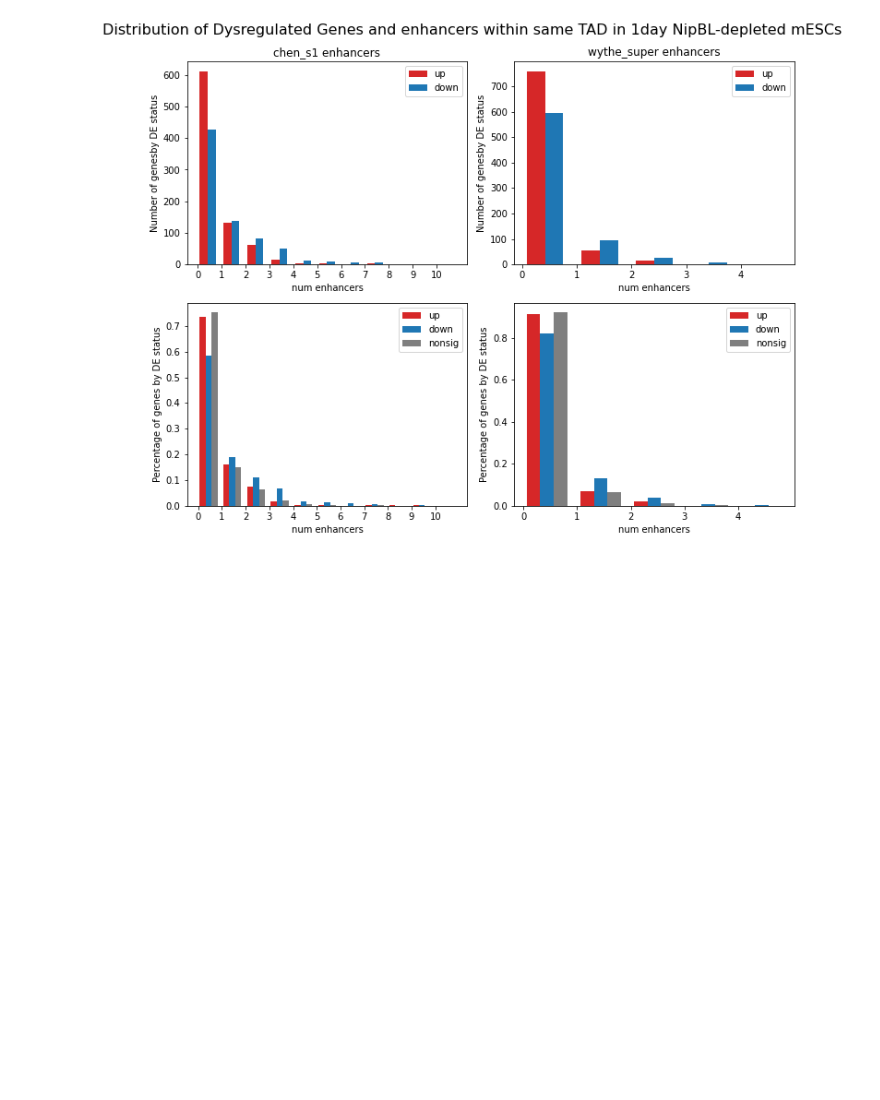
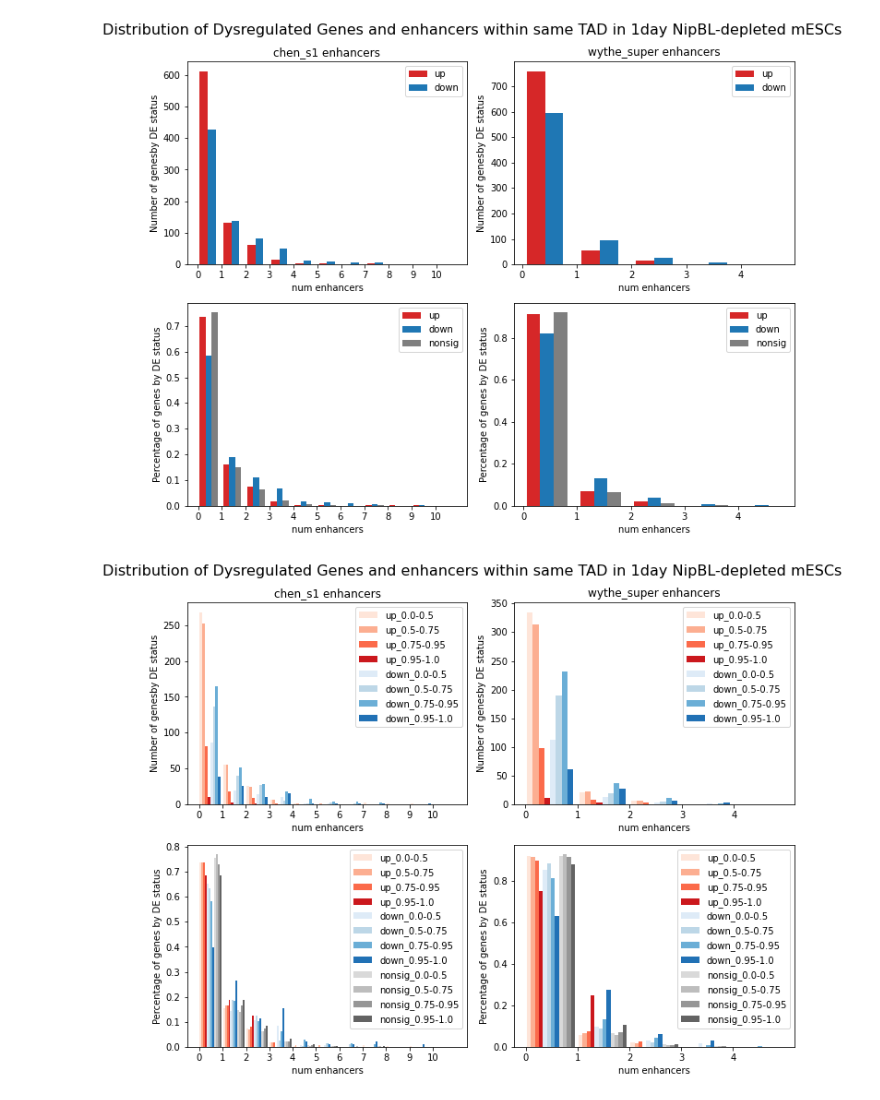
Before and after one commit to Bozhie/transcription_3Dfolding, a Jupyter notebook: transcription_3dfolding/transcription_data_analysis/20221207_tad_feature_barplots.ipynb, the cells around one changed output. Drawn from its saved outputs; the diff is of its cells as text; code cells hidden in the pictures; blank space fills up the shorter version.

```diff
--- a/transcription_3dfolding/transcription_data_analysis/20221207_tad_feature_barplots.ipynb
+++ b/transcription_3dfolding/transcription_data_analysis/20221207_tad_feature_barplots.ipynb
@@ -80,3 +86,63 @@ plt.show()
+# %%
+category_colormap_big = {'up_0.0-0.5' : '#fee5d9',
+                         'up_0.5-0.75' : '#fcae91',
+                         'up_0.75-0.95' : '#fb6a4a',
+                         'up_0.95-1.0' : '#cb181d',
+
+                         'down_0.0-0.5' : '#deebf7',
+                         'down_0.5-0.75' : '#bdd7e7',
+                         'down_0.75-0.95' : '#6baed6',
+                         'down_0.95-1.0' : '#2171b5',
+
+                         'nonsig_0.0-0.5' : '#d9d9d9',
+                         'nonsig_0.5-0.75' : '#bdbdbd',
+                         'nonsig_0.75-0.95' : '#969696',
+                         'nonsig_0.95-1.0' : '#636363'
+                        }
+
+de_category_colormap_big = {'up_0.0-0.5' : '#fee5d9',
+                         'up_0.5-0.75' : '#fcae91',
+                         'up_0.75-0.95' : '#fb6a4a',
+                         'up_0.95-1.0' : '#cb181d',
+
+                         'down_0.0-0.5' : '#deebf7',
+                         'down_0.5-0.75' : '#bdd7e7',
+                         'down_0.75-0.95' : '#6baed6',
+                         'down_0.95-1.0' : '#2171b5'
+                        }
+
+fig, axs = plt.subplots(2,2, figsize=(10, 8))
+fig.suptitle(('Distribution of Dysregulated Genes and '
+             'enhancers within same TAD in 1day NipBL-depleted mESCs'),
+             fontsize=16)
+
+for (enh_source, file), axi in zip(enhancers.items(), np.arange(axs.shape[0])):
+
+    # Annotate number of enhancers within the tad
+    df = tad_mid_df.copy()
+
+    enhancer_df = flt.get_enhancer_bioframe(file)
+    df['num_enhancers'] = bf.count_overlaps(df, enhancer_df)['count']
+
+    pfn.distribution_features_by_region(df,
+                                 quantiled_df,
+                                 feature_category_colors=de_category_colormap_big,
+                                 plot_title='{} enhancers'.format(enh_source),
+                                 percentage=False,
+                                 ax=axs[0, axi]
+                                )
+
+    pfn.distribution_features_by_region(df,
+                                        quantiled_df,
+                                        plot_title='',
+                                        feature_category_colors=category_colormap_big,
+                                        ax=axs[1, axi]
+                                       )
+
+plt.tight_layout()
+plt.show()
+# %% [output]
+[figure, added]
 # %%
 # Load Chip-Seq files
 chip_folder = "/project/fudenber_735/collaborations/karissa_2022/2022_09_features_for_RNAseq/ChIP-seq_in_WT-parental-E14/"
```
Also changed, not shown: parts of 8 cells of this notebook, 1 other file.
